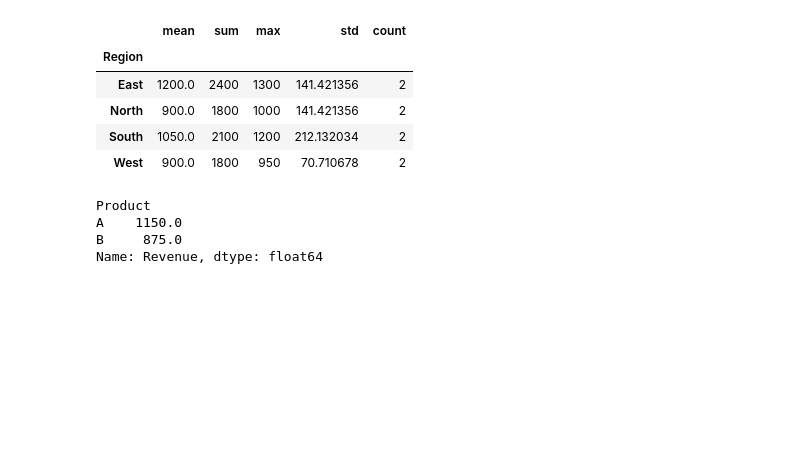
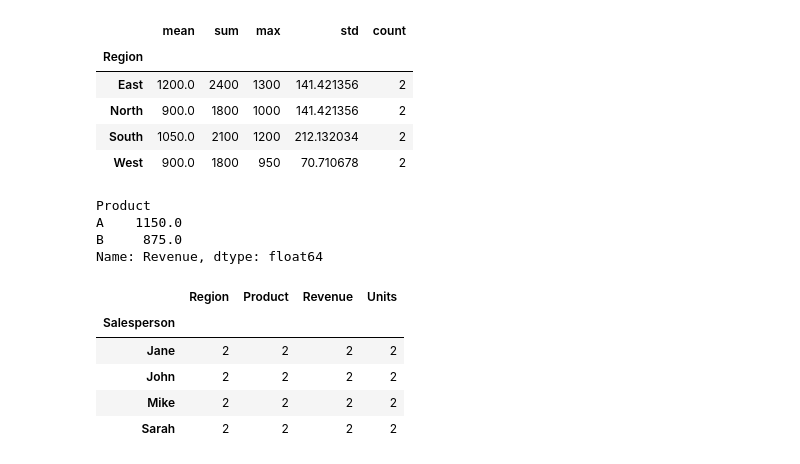
Before and after one commit to KEN-DATALABS/PROJECT-LIST, a Jupyter notebook: OneDrive/Documents/List Project/Project3.ipynb, the cells around one changed output. Saved outputs shown, nothing was run; the diff lists cells and outputs as text; code cells hidden in the pictures; blank space fills up the shorter version.

```diff
--- a/OneDrive/Documents/List Project/Project3.ipynb
+++ b/OneDrive/Documents/List Project/Project3.ipynb
@@ -562,3 +562,13 @@ Product
 A    1150.0
 B     875.0
 Name: Revenue, dtype: float64
+# %%
+count_of_sales = sales.groupby('Salesperson').count()
+count_of_sales
+# %% [output]
+|  | Region | Product | Revenue | Units |
+| Salesperson |  |  |  |  |
+| Jane | 2 | 2 | 2 | 2 |
+| John | 2 | 2 | 2 | 2 |
+| Mike | 2 | 2 | 2 | 2 |
+| Sarah | 2 | 2 | 2 | 2 |
```
Also changed, not shown: parts of 2 cells of this notebook.
